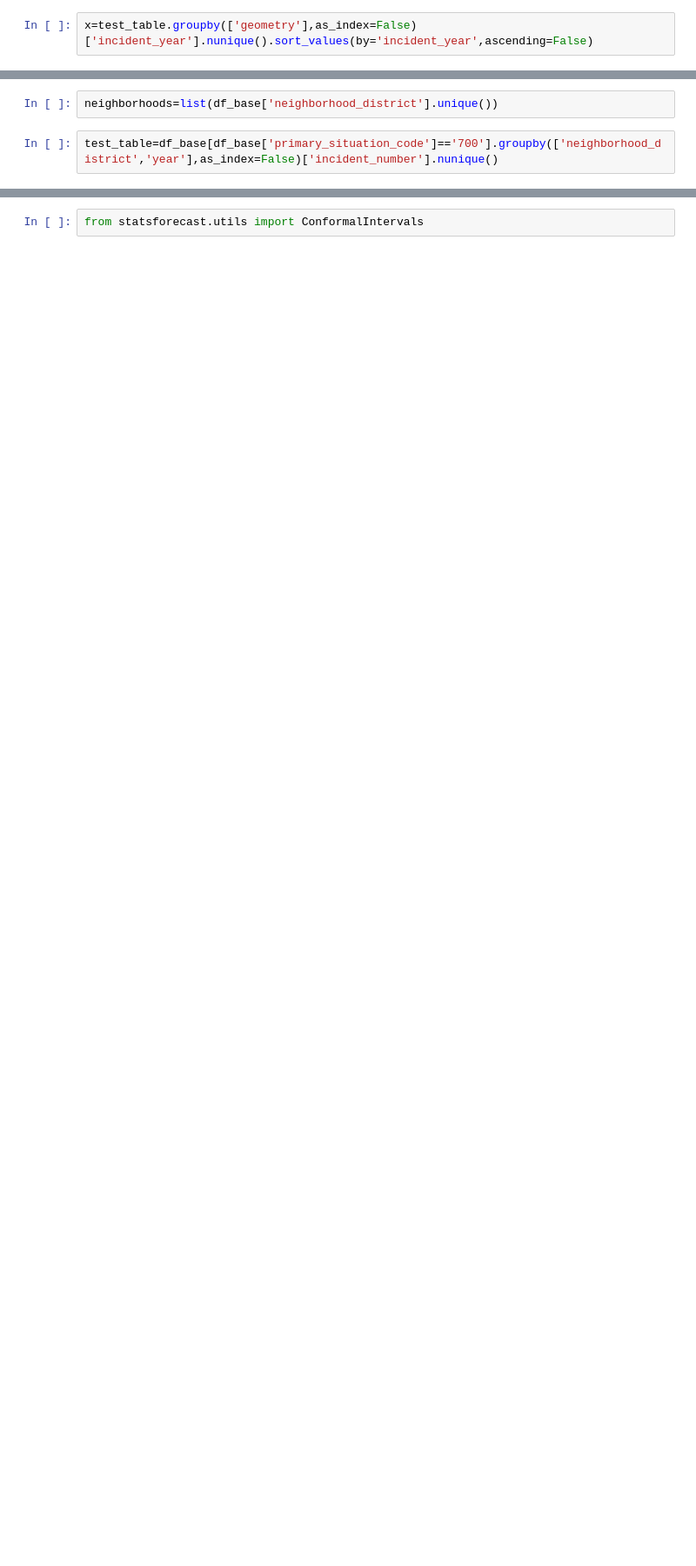
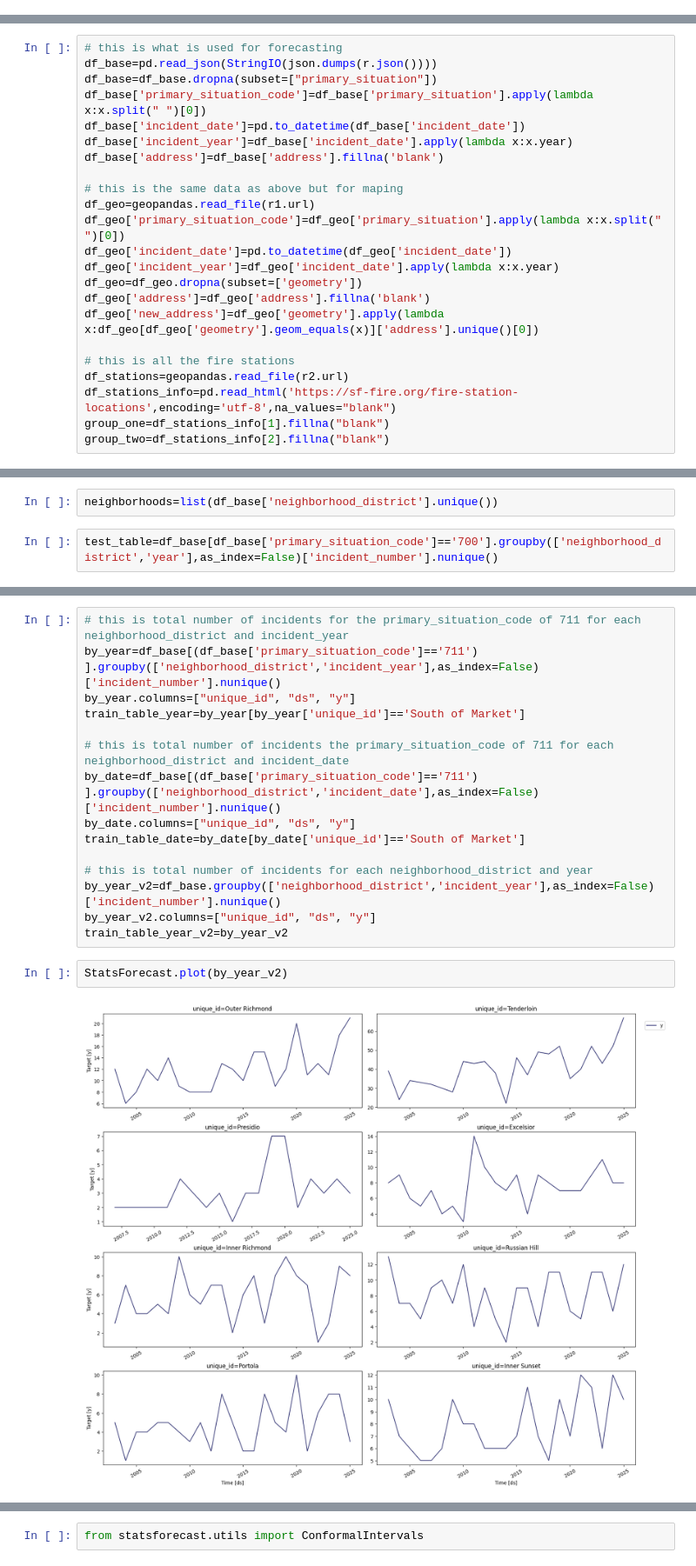
Before and after one commit to griffintighe/fire_ml, a Jupyter notebook: explore.ipynb, the cells around one changed output, grey strips where cells are left out. Shown at 87% size. Cells and saved outputs as stored; diff of their text form; blank space fills up the shorter version.

```diff
--- a/explore.ipynb
+++ b/explore.ipynb
@@ -127,2 +0,0 @@ df_geo[(df_geo['primary_situation_code']=='700')&(df_geo['neighborhood_district'
-# %%
-x=test_table.groupby(['geometry'],as_index=False)['incident_year'].nunique().sort_values(by='incident_year',ascending=False)
@@ -312,0 +67,23 @@ df_base[df_base['neighborhood_district']=='nan']
+# %%
+# this is what is used for forecasting
+df_base=pd.read_json(StringIO(json.dumps(r.json())))
+df_base=df_base.dropna(subset=["primary_situation"])
+df_base['primary_situation_code']=df_base['primary_situation'].apply(lambda x:x.split(" ")[0])
+df_base['incident_date']=pd.to_datetime(df_base['incident_date'])
+df_base['incident_year']=df_base['incident_date'].apply(lambda x:x.year)
+df_base['address']=df_base['address'].fillna('blank')
+
+# this is the same data as above but for maping
+df_geo=geopandas.read_file(r1.url)
+df_geo['primary_situation_code']=df_geo['primary_situation'].apply(lambda x:x.split(" ")[0])
+df_geo['incident_date']=pd.to_datetime(df_geo['incident_date'])
+df_geo['incident_year']=df_geo['incident_date'].apply(lambda x:x.year)
+df_geo=df_geo.dropna(subset=['geometry'])
+df_geo['address']=df_geo['address'].fillna('blank')
+df_geo['new_address']=df_geo['geometry'].apply(lambda x:df_geo[df_geo['geometry'].geom_equals(x)]['address'].unique()[0])
+
+# this is all the fire stations
+df_stations=geopandas.read_file(r2.url)
+df_stations_info=pd.read_html('https://sf-fire.org/fire-station-locations',encoding='utf-8',na_values="blank")
+group_one=df_stations_info[1].fillna("blank")
+group_two=df_stations_info[2].fillna("blank")
@@ -908,0 +165,19 @@ train_table=by_date[by_date['unique_id']=='Tenderloin']
+# %%
+# this is total number of incidents for the primary_situation_code of 711 for each neighborhood_district and incident_year
+by_year=df_base[(df_base['primary_situation_code']=='711')   ].groupby(['neighborhood_district','incident_year'],as_index=False)['incident_number'].nunique()
+by_year.columns=["unique_id", "ds", "y"]
+train_table_year=by_year[by_year['unique_id']=='South of Market']
+
+# this is total number of incidents the primary_situation_code of 711 for each neighborhood_district and incident_date
+by_date=df_base[(df_base['primary_situation_code']=='711')   ].groupby(['neighborhood_district','incident_date'],as_index=False)['incident_number'].nunique()
+by_date.columns=["unique_id", "ds", "y"]
+train_table_date=by_date[by_date['unique_id']=='South of Market']
+
+# this is total number of incidents for each neighborhood_district and year
+by_year_v2=df_base.groupby(['neighborhood_district','incident_year'],as_index=False)['incident_number'].nunique()
+by_year_v2.columns=["unique_id", "ds", "y"]
+train_table_year_v2=by_year_v2
+# %%
+StatsForecast.plot(by_year_v2)
+# %% [output]
+[figure, added]
```
Also changed, not shown: parts of 146 cells of this notebook, 2 other files.
